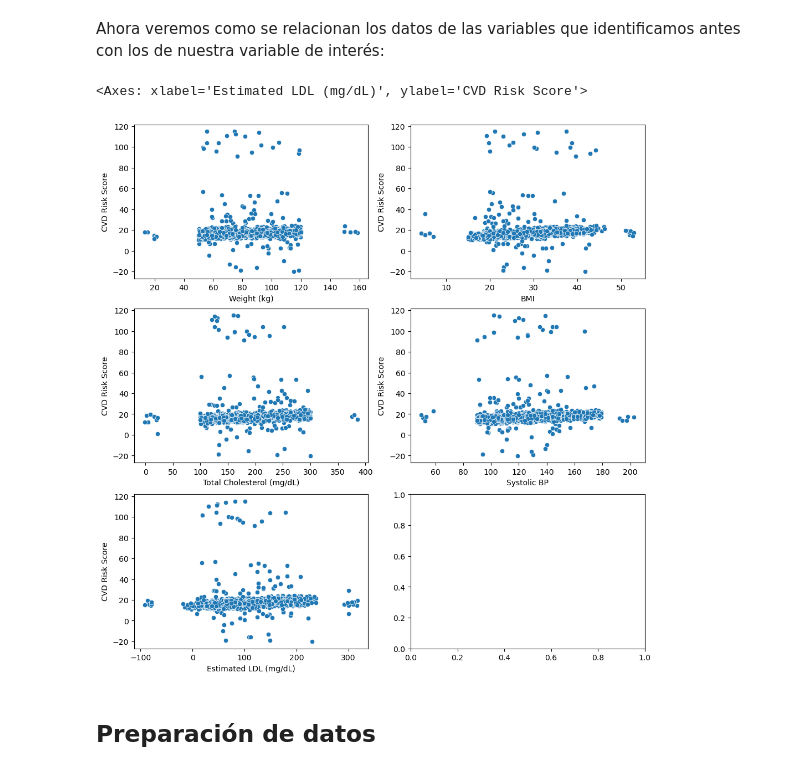
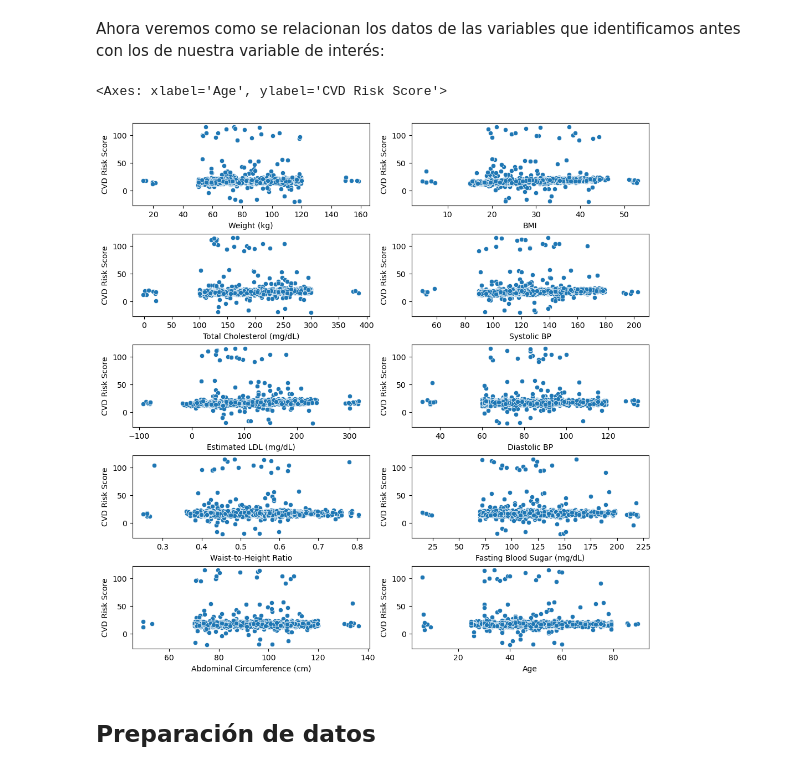
Before and after one commit to ef-blanco/Lab_1_Aprendizaje_Maq, a Jupyter notebook: Laboratorio_1_ML.ipynb, the cells around one changed output. Saved outputs shown, nothing was run; the diff lists cells and outputs as text; code cells hidden in the pictures.

```diff
--- a/Laboratorio_1_ML.ipynb
+++ b/Laboratorio_1_ML.ipynb
@@ -327,20 +241,30 @@ Y entre ellas su correlación es:
 # %% [markdown]
 Ahora veremos como se relacionan los datos de las variables que identificamos antes con los de nuestra variable de interés:
 # %%
-fig, ax = plt.subplots(3,2,layout="constrained",figsize=(10,10))
+fig, ax = plt.subplots(5,2,layout="constrained",figsize=(10,10))
 #Weight y CVD Score
 sns.scatterplot(training_data,x="Weight (kg)",y="CVD Risk Score",ax=ax[0][0])
 #BMI y CVD Risk Score
 sns.scatterplot(training_data,x="BMI",y="CVD Risk Score",ax=ax[0][1])
 #Total Cholesterol y CVD Risk Score
 sns.scatterplot(training_data,x="Total Cholesterol (mg/dL)",y="CVD Risk Score",ax=ax[1][0])
 #Systolic BP y CVD Score
 sns.scatterplot(training_data,x="Systolic BP",y="CVD Risk Score",ax=ax[1][1])
 #Estimated LDL y CVD Score
 sns.scatterplot(training_data,x="Estimated LDL (mg/dL)",y="CVD Risk Score",ax=ax[2][0])
+# Diastolic BP
+sns.scatterplot(training_data,x="Diastolic BP",y="CVD Risk Score",ax=ax[2][1])
+# Waist-to-Height ratio
+sns.scatterplot(training_data,x="Waist-to-Height Ratio",y="CVD Risk Score",ax=ax[3][0])
+# Fasting Blood Sugar
+sns.scatterplot(training_data,x="Fasting Blood Sugar (mg/dL)",y="CVD Risk Score",ax=ax[3][1])
+#Abdominal circumference
+sns.scatterplot(training_data,x="Abdominal Circumference (cm)",y="CVD Risk Score",ax=ax[4][0])
+#Age
+sns.scatterplot(training_data,x="Age",y="CVD Risk Score",ax=ax[4][1])
 # %% [output]
-<Axes: xlabel='Estimated LDL (mg/dL)', ylabel='CVD Risk Score'>
+<Axes: xlabel='Age', ylabel='CVD Risk Score'>
-[figure, old version]
+[figure, new version]
 # %% [markdown]
 ## Preparación de datos
 # %% [markdown]
```
Also changed, not shown: parts of 21 cells of this notebook.
